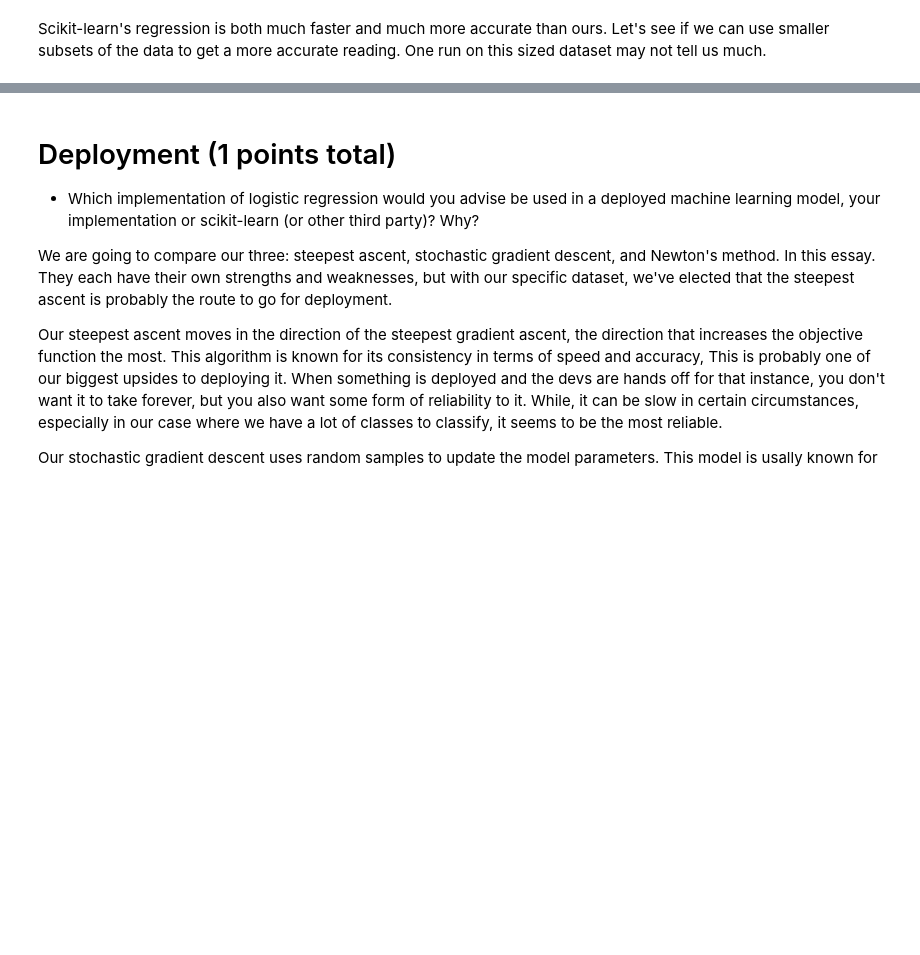
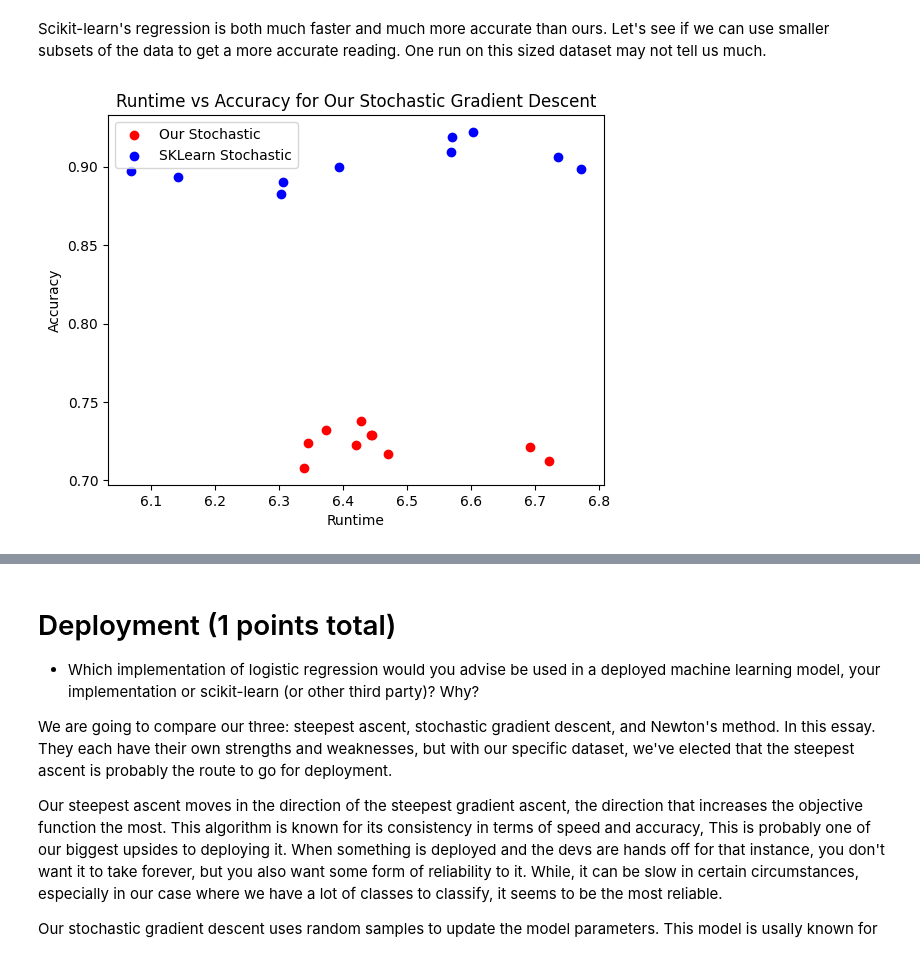
Before and after one commit to calebm00re/S22-ml03, a Jupyter notebook: notebook.ipynb, the cells around one changed output, grey strips where cells are left out. Saved outputs shown, nothing was run; the diff lists cells and outputs as text; code cells hidden in the pictures; blank space fills up the shorter version.

```diff
--- a/notebook.ipynb
+++ b/notebook.ipynb
@@ -846,3 +885,50 @@ plt.show()
 [figure]
 # %% [markdown]
 Scikit-learn's regression is both much faster and much more accurate than ours. Let's see if we can use smaller subsets of the data to get a more accurate reading. One run on this sized dataset may not tell us much.
+# %%
+avg2 = 0
+
+runtime = []
+accuracy = []
+skrun = []
+skacc = []
+for i in range(10):
+  start_time = time.time()
+  classifier2 = LRC(learning_rate=0.0001, n_iters=10000, type='stochastic_gradient_descent', cost=1)
+  classifier2.fit(X_train, y_train)
+  predictions2 = classifier2.predict(X_test)
+  avg2 += classifier2.accuracy(y_test, predictions2)
+  end_time = time.time()
+  runtime.append(end_time - start_time)
+  accuracy.append(classifier2.accuracy(y_test, predictions2))
+
+  sk_start = time.time()
+  model = SGDClassifier()
+
+  # Fit the model
+  model.fit(X_train, y_train)
+
+  sk_end = time.time();
+  # Get the predictions
+  y_pred = model.predict(X_test)
+
+  # Clear the output warnings
+  clear_output(wait=True)
+
+  skrun.append(sk_end - sk_start)
+  skacc.append(accuracy_score(y_test, y_pred))
+
+# plot the data in a scatter plot
+plt.scatter(runtime, accuracy, color='red', label='Our Stochastic')
+plt.scatter(skrun, skacc, color = 'blue', label = 'SKLearn Stochastic')
+
+# set x and y axis labels and plot title
+plt.xlabel('Runtime')
+plt.ylabel('Accuracy')
+plt.title('Runtime vs Accuracy for Our Stochastic Gradient Descent')
+
+# show the plot
+plt.legend()
+plt.show()
+# %% [output]
+[figure, added]
```
Also changed, not shown: parts of 9 cells of this notebook.
